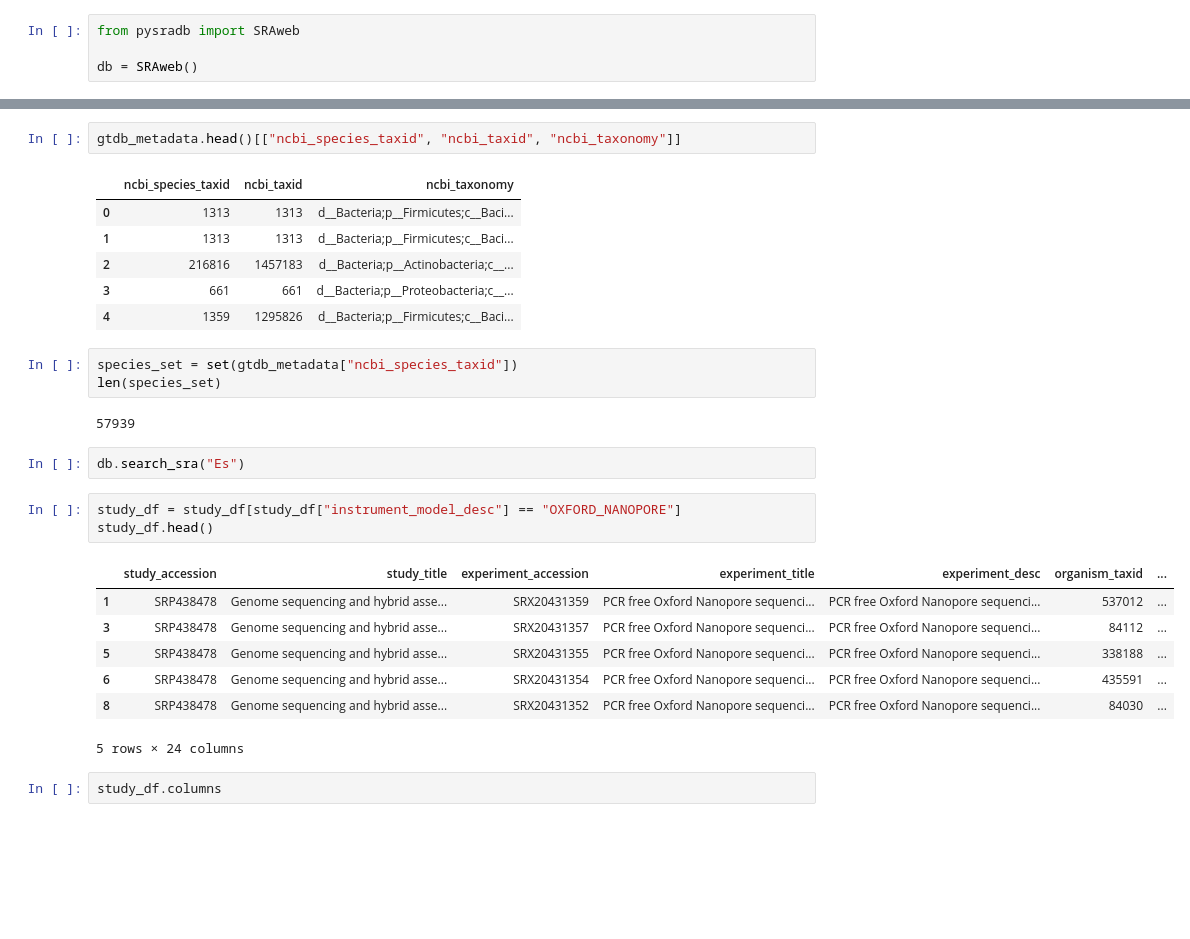
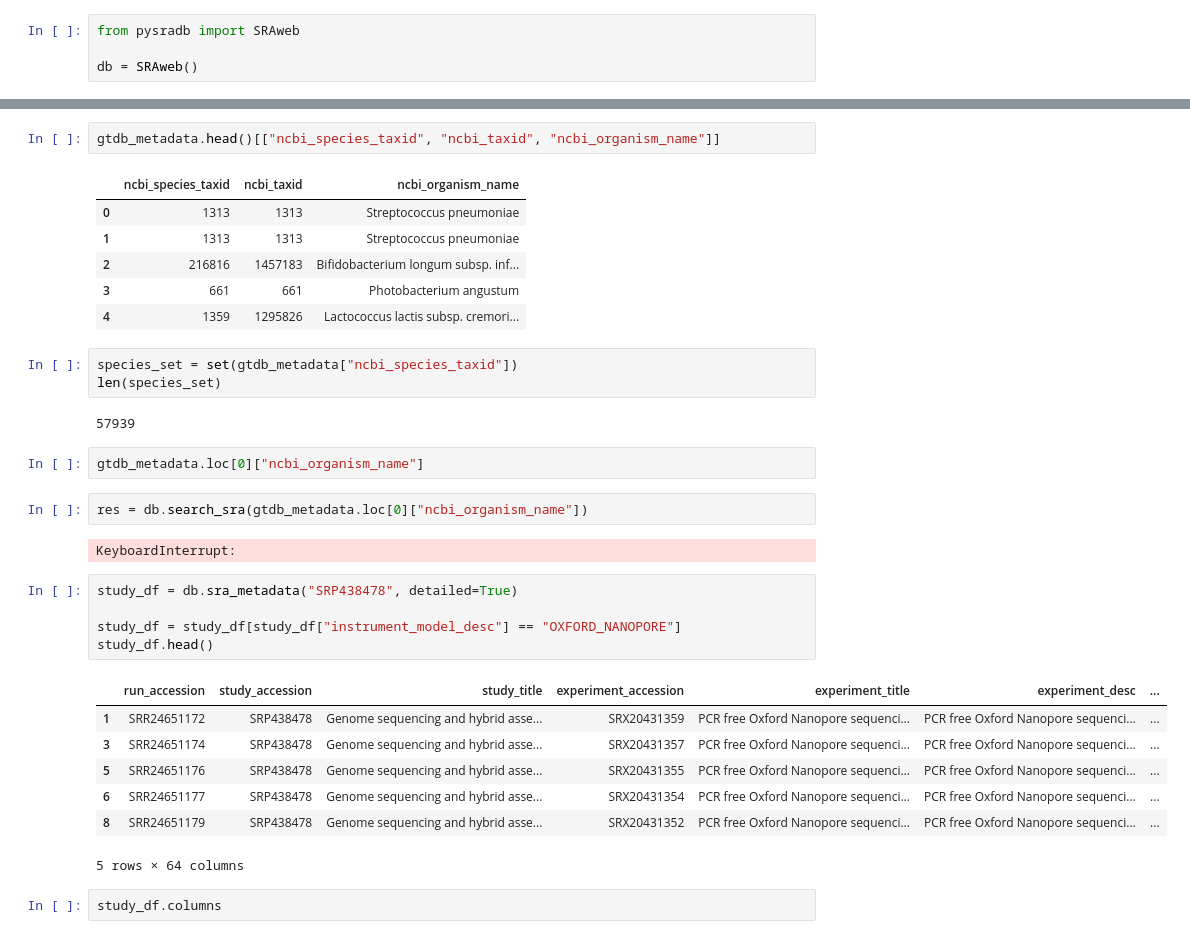
Before and after one commit to GZHoffie/tc-benchmark, a Jupyter notebook: get_sra_reads.ipynb, the cells around one changed output, grey strips where cells are left out. Drawn from its saved outputs; the diff is of its cells as text; blank space fills up the shorter version.

```diff
--- a/get_sra_reads.ipynb
+++ b/get_sra_reads.ipynb
@@ -38,32 +49,38 @@ trna_aa_count
 trna_count
 trna_selenocysteine_count
 # %%
-gtdb_metadata.head()[["ncbi_species_taxid", "ncbi_taxid", "ncbi_taxonomy"]]
+gtdb_metadata.head()[["ncbi_species_taxid", "ncbi_taxid", "ncbi_organism_name"]]
 # %% [output]
-|  | ncbi_species_taxid | ncbi_taxid | ncbi_taxonomy |
-| 0 | 1313 | 1313 | d__Bacteria;p__Firmicutes;c__Baci... |
-| 1 | 1313 | 1313 | d__Bacteria;p__Firmicutes;c__Baci... |
-| 2 | 216816 | 1457183 | d__Bacteria;p__Actinobacteria;c__... |
-| 3 | 661 | 661 | d__Bacteria;p__Proteobacteria;c__... |
-| 4 | 1359 | 1295826 | d__Bacteria;p__Firmicutes;c__Baci... |
+|  | ncbi_species_taxid | ncbi_taxid | ncbi_organism_name |
+| 0 | 1313 | 1313 | Streptococcus pneumoniae |
+| 1 | 1313 | 1313 | Streptococcus pneumoniae |
+| 2 | 216816 | 1457183 | Bifidobacterium longum subsp. inf... |
+| 3 | 661 | 661 | Photobacterium angustum |
+| 4 | 1359 | 1295826 | Lactococcus lactis subsp. cremori... |
 # %%
 species_set = set(gtdb_metadata["ncbi_species_taxid"])
 len(species_set)
 # %% [output]
 57939
-# %%
-db.search_sra("Es")
+# %%
+gtdb_metadata.loc[0]["ncbi_organism_name"]
+# %%
+res = db.search_sra(gtdb_metadata.loc[0]["ncbi_organism_name"])
+# %% [output]
+KeyboardInterrupt:
 # %%
+study_df = db.sra_metadata("SRP438478", detailed=True)
+
 study_df = study_df[study_df["instrument_model_desc"] == "OXFORD_NANOPORE"]
 study_df.head()
 # %% [output]
-|  | study_accession | study_title | experiment_accession | experiment_title | experiment_desc | organism_taxid | ... |
-| 1 | SRP438478 | Genome sequencing and hybrid asse... | SRX20431359 | PCR free Oxford Nanopore sequenci... | PCR free Oxford Nanopore sequenci... | 537012 | ... |
-| 3 | SRP438478 | Genome sequencing and hybrid asse... | SRX20431357 | PCR free Oxford Nanopore sequenci... | PCR free Oxford Nanopore sequenci... | 84112 | ... |
-| 5 | SRP438478 | Genome sequencing and hybrid asse... | SRX20431355 | PCR free Oxford Nanopore sequenci... | PCR free Oxford Nanopore sequenci... | 338188 | ... |
-| 6 | SRP438478 | Genome sequencing and hybrid asse... | SRX20431354 | PCR free Oxford Nanopore sequenci... | PCR free Oxford Nanopore sequenci... | 435591 | ... |
-| 8 | SRP438478 | Genome sequencing and hybrid asse... | SRX20431352 | PCR free Oxford Nanopore sequenci... | PCR free Oxford Nanopore sequenci... | 84030 | ... |
+|  | run_accession | study_accession | study_title | experiment_accession | experiment_title | experiment_desc | ... |
+| 1 | SRR24651172 | SRP438478 | Genome sequencing and hybrid asse... | SRX20431359 | PCR free Oxford Nanopore sequenci... | PCR free Oxford Nanopore sequenci... | ... |
+| 3 | SRR24651174 | SRP438478 | Genome sequencing and hybrid asse... | SRX20431357 | PCR free Oxford Nanopore sequenci... | PCR free Oxford Nanopore sequenci... | ... |
+| 5 | SRR24651176 | SRP438478 | Genome sequencing and hybrid asse... | SRX20431355 | PCR free Oxford Nanopore sequenci... | PCR free Oxford Nanopore sequenci... | ... |
+| 6 | SRR24651177 | SRP438478 | Genome sequencing and hybrid asse... | SRX20431354 | PCR free Oxford Nanopore sequenci... | PCR free Oxford Nanopore sequenci... | ... |
+| 8 | SRR24651179 | SRP438478 | Genome sequencing and hybrid asse... | SRX20431352 | PCR free Oxford Nanopore sequenci... | PCR free Oxford Nanopore sequenci... | ... |
-5 rows × 24 columns
+5 rows × 64 columns
 # %%
 study_df.columns
 # %% [output]
```
Also changed, not shown: parts of 4 cells of this notebook, 1 other file.
